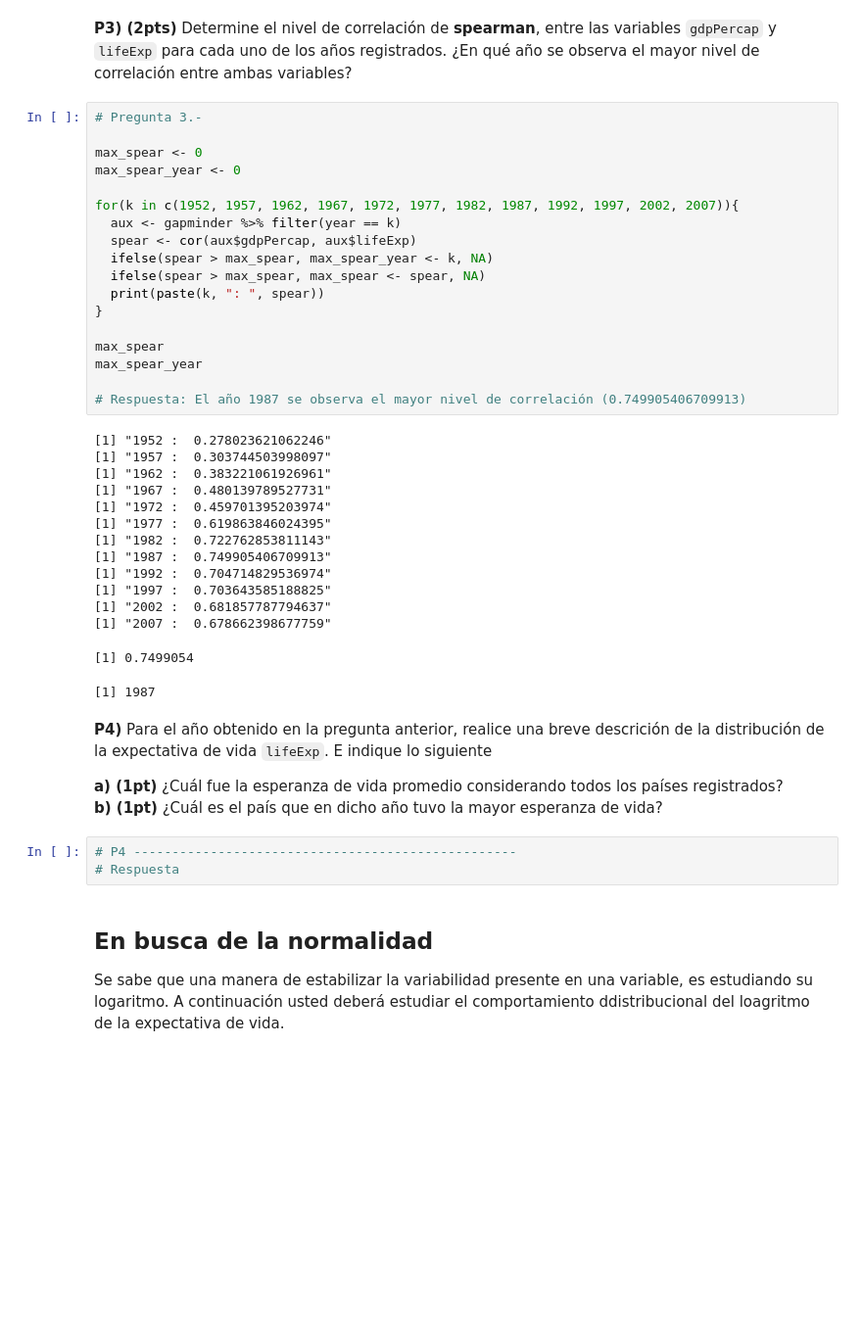
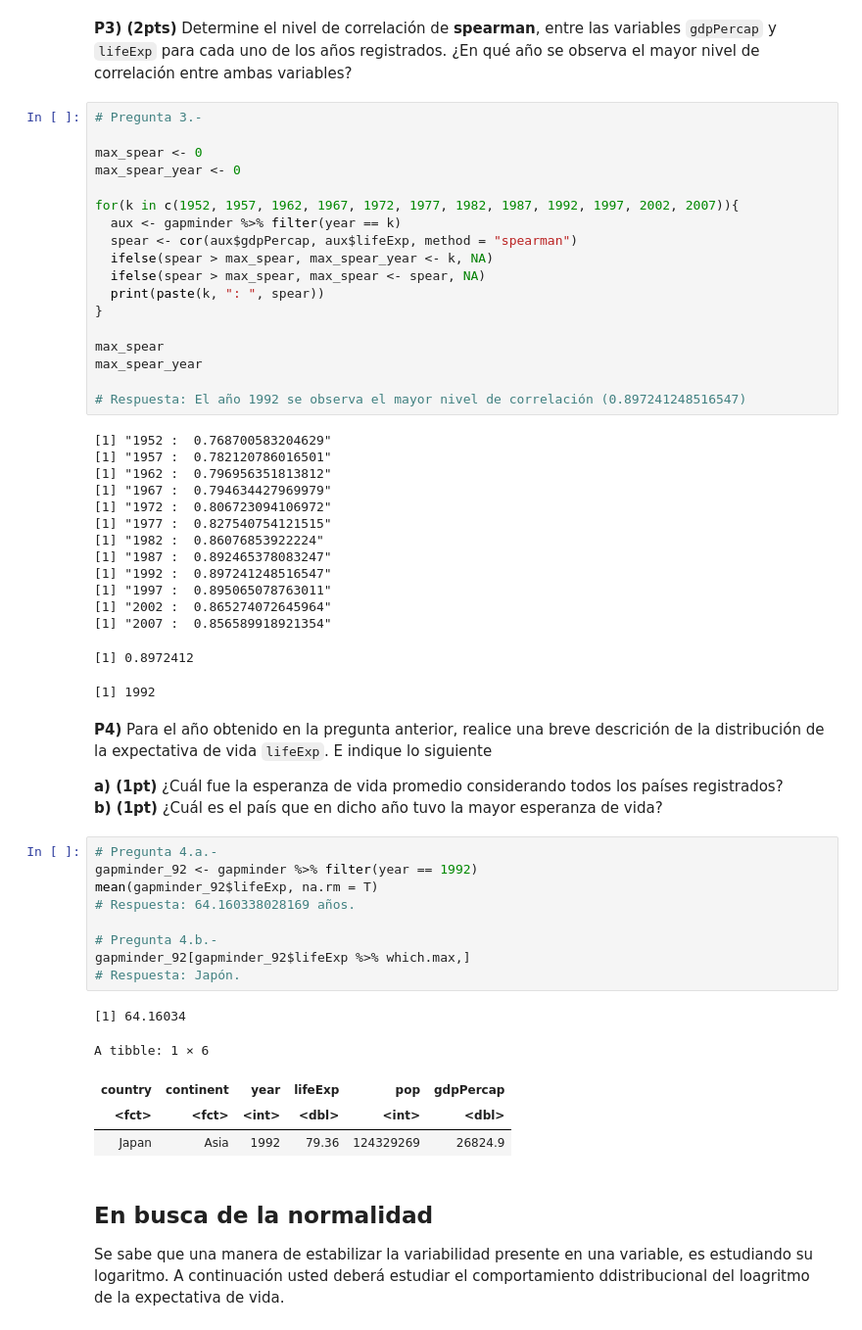
Before and after one commit to HaroldConley/diplomado_BD, a Jupyter notebook: Evaluaciones/C3/Evaluacion_final_v10.ipynb, the cells around one changed output. Shown at 98% size. Cells and saved outputs as stored; diff of their text form; blank space fills up the shorter version.

```diff
--- a/Evaluaciones/C3/Evaluacion_final_v10.ipynb
+++ b/Evaluaciones/C3/Evaluacion_final_v10.ipynb
@@ -129,7 +129,7 @@ max_spear_year <- 0
 
 for(k in c(1952, 1957, 1962, 1967, 1972, 1977, 1982, 1987, 1992, 1997, 2002, 2007)){
   aux <- gapminder %>% filter(year == k)
-  spear <- cor(aux$gdpPercap, aux$lifeExp)
+  spear <- cor(aux$gdpPercap, aux$lifeExp, method = "spearman")
   ifelse(spear > max_spear, max_spear_year <- k, NA)
   ifelse(spear > max_spear, max_spear <- spear, NA)
   print(paste(k, ": ", spear))
@@ -138,30 +138,42 @@ for(k in c(1952, 1957, 1962, 1967, 1972, 1977, 1982, 1987, 1992, 1997, 2002, 200
 max_spear
 max_spear_year
 
-# Respuesta: El año 1987 se observa el mayor nivel de correlación (0.749905406709913)
+# Respuesta: El año 1992 se observa el mayor nivel de correlación (0.897241248516547)
 # %% [output]
-[1] "1952 :  0.278023621062246"
-[1] "1957 :  0.303744503998097"
-[1] "1962 :  0.383221061926961"
-[1] "1967 :  0.480139789527731"
-[1] "1972 :  0.459701395203974"
-[1] "1977 :  0.619863846024395"
-[1] "1982 :  0.722762853811143"
-[1] "1987 :  0.749905406709913"
-[1] "1992 :  0.704714829536974"
-[1] "1997 :  0.703643585188825"
-[1] "2002 :  0.681857787794637"
-[1] "2007 :  0.678662398677759"
+[1] "1952 :  0.768700583204629"
+[1] "1957 :  0.782120786016501"
+[1] "1962 :  0.796956351813812"
+[1] "1967 :  0.794634427969979"
+[1] "1972 :  0.806723094106972"
+[1] "1977 :  0.827540754121515"
+[1] "1982 :  0.86076853922224"
+[1] "1987 :  0.892465378083247"
+[1] "1992 :  0.897241248516547"
+[1] "1997 :  0.895065078763011"
+[1] "2002 :  0.865274072645964"
+[1] "2007 :  0.856589918921354"
-[1] 0.7499054
+[1] 0.8972412
-[1] 1987
+[1] 1992
 # %% [markdown]
 **P4)** Para el año obtenido en la pregunta anterior, realice una breve descrición de la distribución de la expectativa de vida `lifeExp`. E indique lo siguiente
 
    **a) (1pt)** ¿Cuál fue la esperanza de vida promedio considerando todos los países registrados?<br>
    **b) (1pt)** ¿Cuál es el país que en dicho año tuvo la mayor esperanza de vida?<br>
-# %%
-# P4 --------------------------------------------------
-# Respuesta
+# %%
+# Pregunta 4.a.-
+gapminder_92 <- gapminder %>% filter(year == 1992)
+mean(gapminder_92$lifeExp, na.rm = T)
+# Respuesta: 64.160338028169 años.
+
+# Pregunta 4.b.-
+gapminder_92[gapminder_92$lifeExp %>% which.max,]
+# Respuesta: Japón.
+# %% [output]
+[1] 64.16034
+A tibble: 1 × 6
+| country | continent | year | lifeExp | pop | gdpPercap |
+| <fct> | <fct> | <int> | <dbl> | <int> | <dbl> |
+| Japan | Asia | 1992 | 79.36 | 124329269 | 26824.9 |
 # %% [markdown]
 ## En busca de la normalidad
 
```
